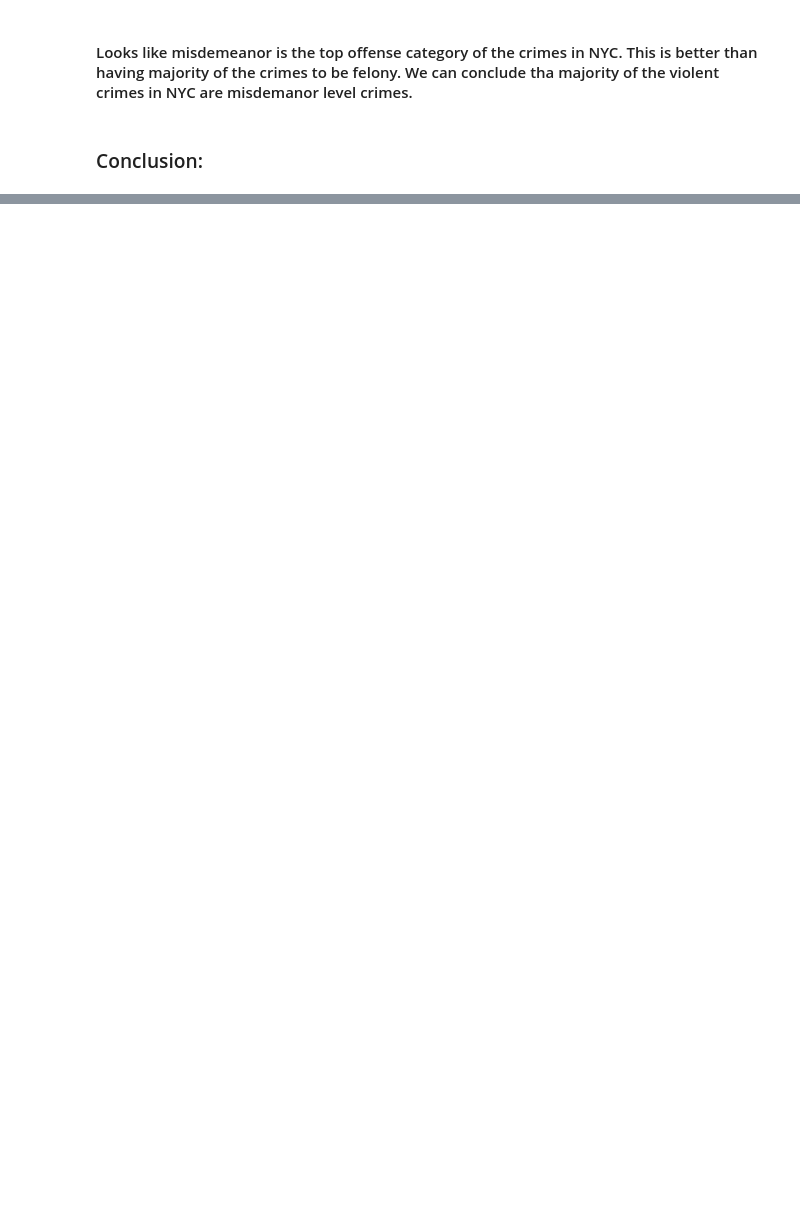
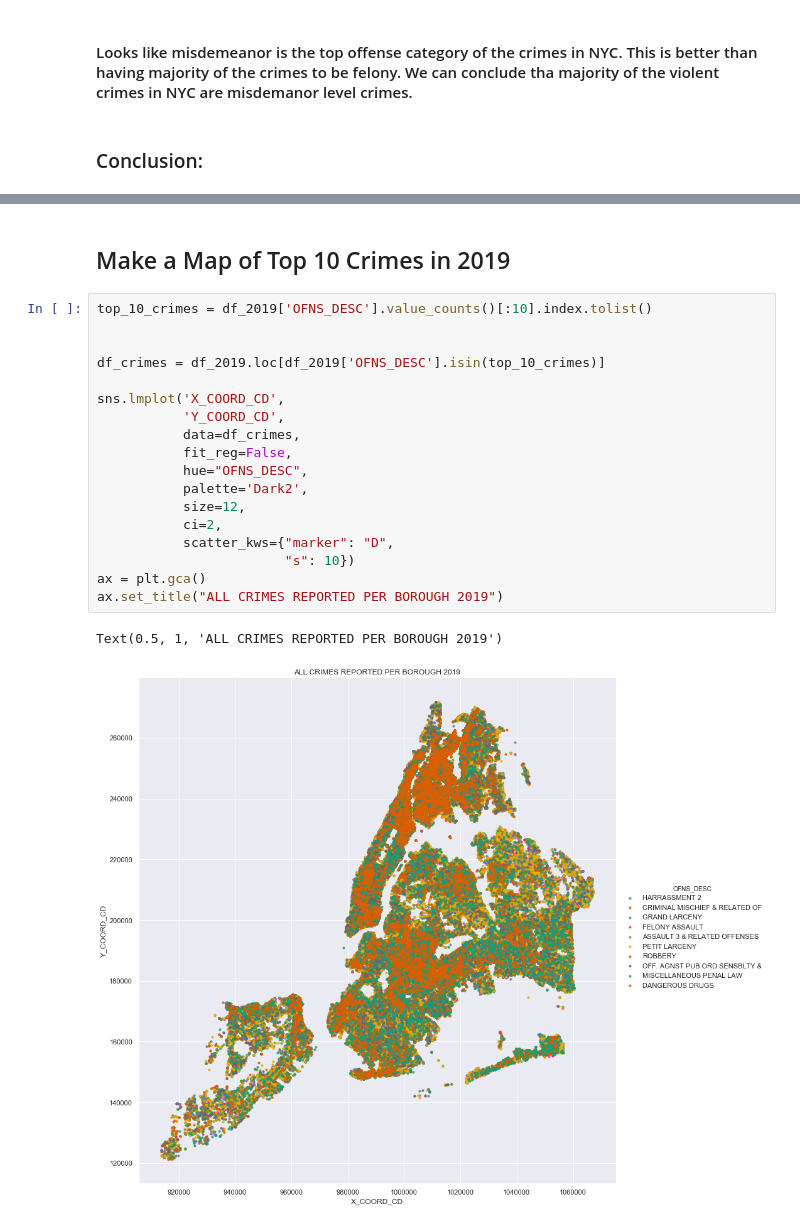
Before and after one commit to elizabeamedalla/Capstone-1, a Jupyter notebook: Capstone 1.ipynb, the cells around one changed output, grey strips where cells are left out. Drawn from its saved outputs; the diff is of its cells as text; blank space fills up the shorter version.

```diff
--- a/Capstone 1.ipynb
+++ b/Capstone 1.ipynb
@@ -303,0 +348,23 @@ Text(0.5, 1.0, 'FELONY VS MISDEMEANOR VS VIOLATION')
+# %% [markdown]
+## Make a Map of Top 10 Crimes in 2019
+# %%
+top_10_crimes = df_2019['OFNS_DESC'].value_counts()[:10].index.tolist()
+
+
+df_crimes = df_2019.loc[df_2019['OFNS_DESC'].isin(top_10_crimes)]
+
+sns.lmplot('X_COORD_CD',
+           'Y_COORD_CD',
+           data=df_crimes,
+           fit_reg=False,
+           hue="OFNS_DESC",
+           palette='Dark2',
+           size=12,
+           ci=2,
+           scatter_kws={"marker": "D",
+                        "s": 10})
+ax = plt.gca()
+ax.set_title("ALL CRIMES REPORTED PER BOROUGH 2019")
+# %% [output]
+Text(0.5, 1, 'ALL CRIMES REPORTED PER BOROUGH 2019')
+[figure, added]
```
Also changed, not shown: parts of 10 cells of this notebook.
